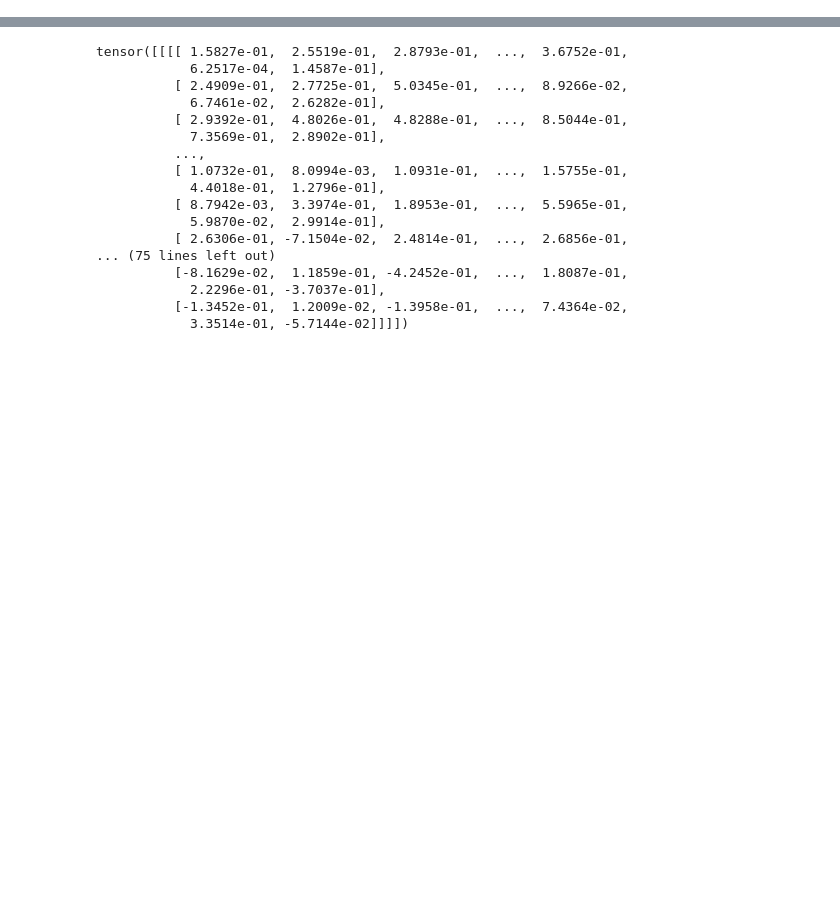
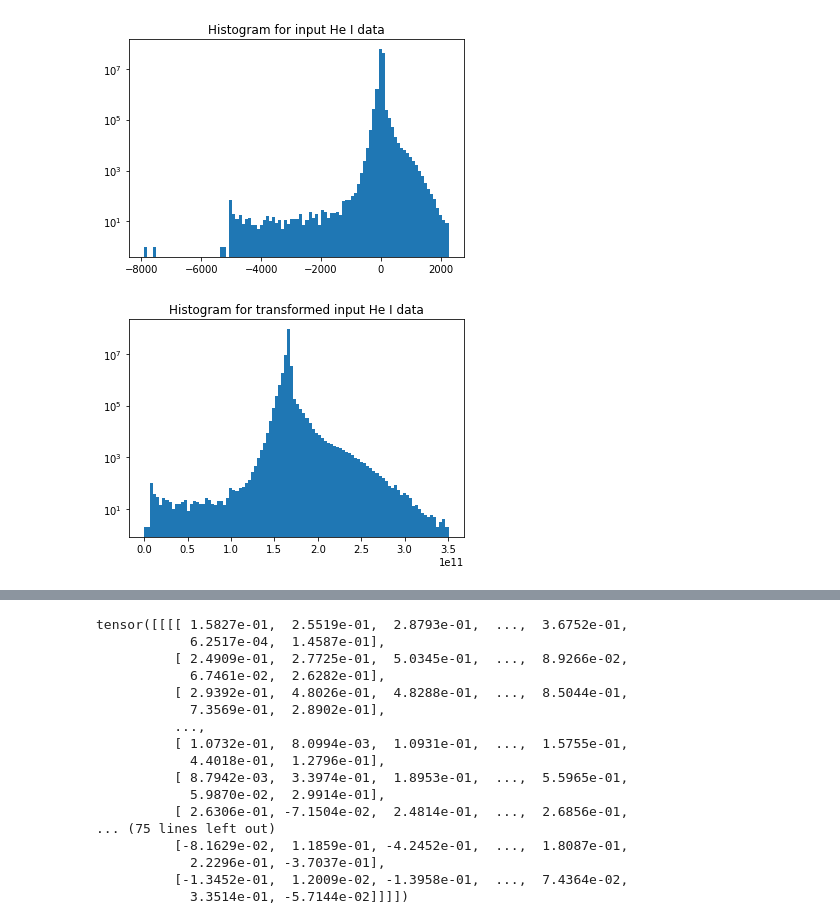
Before and after one commit to Pineci/sun-net, a Jupyter notebook: notebooks/test_dataloader.ipynb, the cells around one changed output, grey strips where cells are left out. Cells and saved outputs as stored; diff of their text form; code cells hidden in the pictures; blank space fills up the shorter version.

```diff
--- a/notebooks/test_dataloader.ipynb
+++ b/notebooks/test_dataloader.ipynb
@@ -9,4 +11,4 @@ import utils
 
 from dataset import SunImageDataset
 # %%
-dl = SunImageDataset(remake=False)
+dl = SunImageDataset(remake=False, correct_sensor_data=True)
@@ -15,0 +18,19 @@ test_images_2 = dl.get_images(pathlib.Path('../datasets/processed/2014-06-17-H16
+# %%
+x_arr = np.array(dl.x_data)[:400].reshape(-1)
+y_arr = np.array(dl.y_data)[:400].reshape(-1)
+# %%
+from scipy import stats
+
+transformed_x_arr = stats.boxcox(x_arr - np.min(x_arr)+1, 3)
+plt.hist(x_arr, bins=100)
+plt.title("Histogram for input He I data")
+plt.yscale('log', nonposy='clip')
+plt.show()
+plt.hist(transformed_x_arr, bins=100)
+plt.title("Histogram for transformed input He I data")
+plt.yscale('log', nonposy='clip')
+plt.show()
+#Transform is not really necessary
+# %% [output]
+[figure, added]
+[figure, added]
```
Also changed, not shown: parts of 21 cells of this notebook, 10 other files.
